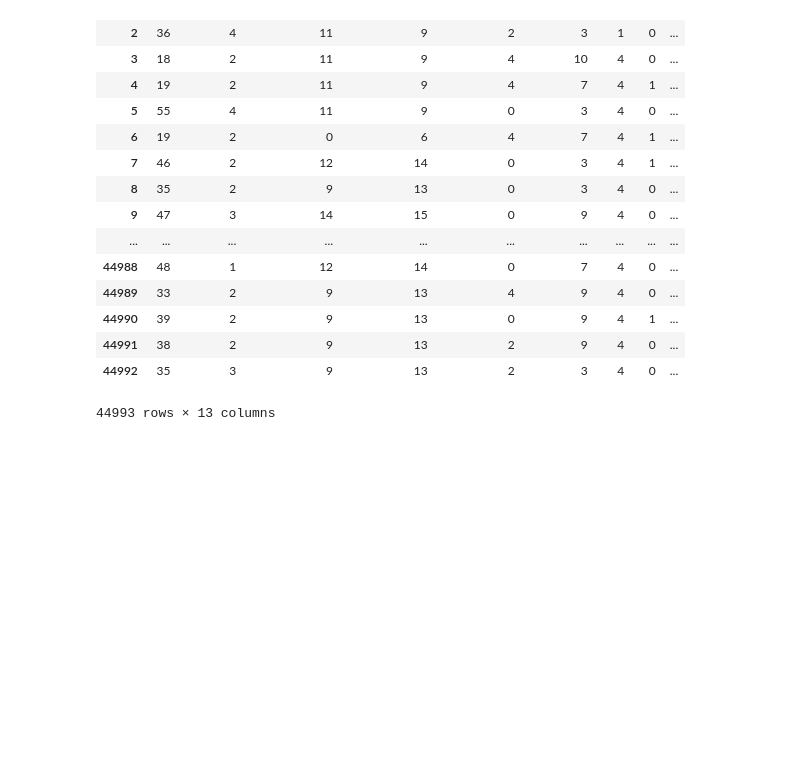
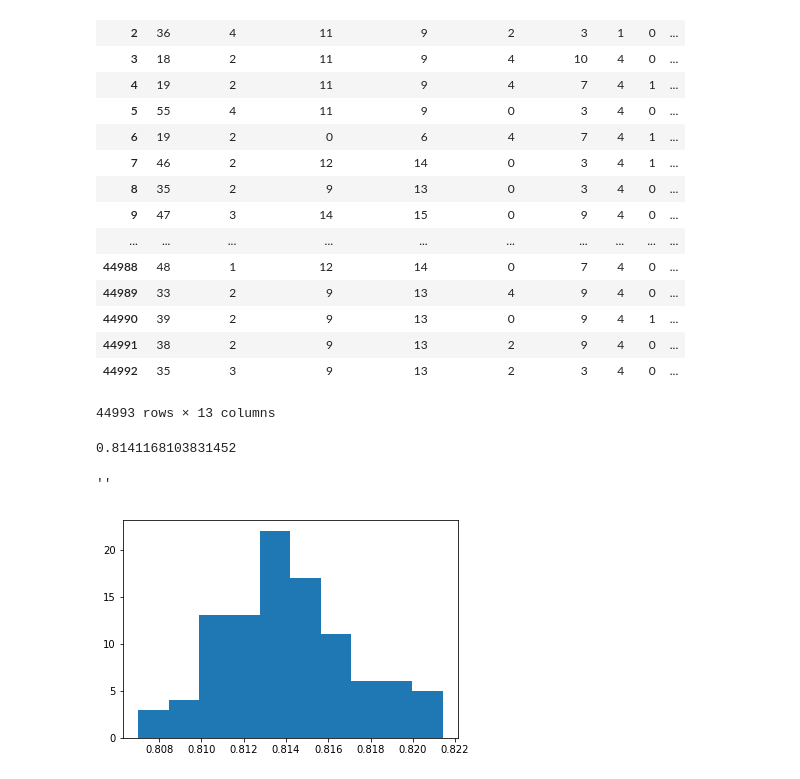
Before and after one commit to rvaros/Donor-Charity-Machine-Learning-Project, a Jupyter notebook: python.ipynb, the cells around one changed output. Drawn from its saved outputs; the diff is of its cells as text; code cells hidden in the pictures; blank space fills up the shorter version.

Commit message:
tree

```diff
--- a/python.ipynb
+++ b/python.ipynb
@@ -92,0 +96,4 @@ clean_data
+# %%
+all_inputs = clean_data[["age","workclass","education_level", "education-num", "marital-status", "occupation","race", "sex", "capital-gain", "capital-loss", "hours-per-week", "native-country"]].values
+# %%
+all_labels = clean_data["income"].values
@@ -92,0 +107,29 @@ clean_data
+# %%
+from sklearn.tree import DecisionTreeClassifier
+
+decision_tree_classifier = DecisionTreeClassifier()
+
+decision_tree_classifier.fit(training_inputs, training_income)
+
+decision_tree_classifier.score(testing_inputs, testing_income)
+# %% [output]
+0.8141168103831452
+# %%
+model_accuracies = []
+
+for repetition in range(100):
+   (training_inputs,
+    testing_inputs,
+    training_income,
+    testing_income) = train_test_split(all_inputs, all_labels, test_size=0.25)
+
+   decision_tree_classifier = DecisionTreeClassifier()
+   decision_tree_classifier.fit(training_inputs, training_income)
+   classifier_accuracy = decision_tree_classifier.score(testing_inputs, testing_income)
+   model_accuracies.append(classifier_accuracy)
+
+plt.hist(model_accuracies)
+;
+# %% [output]
+''
+[figure, added]
```
Also changed, not shown: parts of 3 cells of this notebook.
